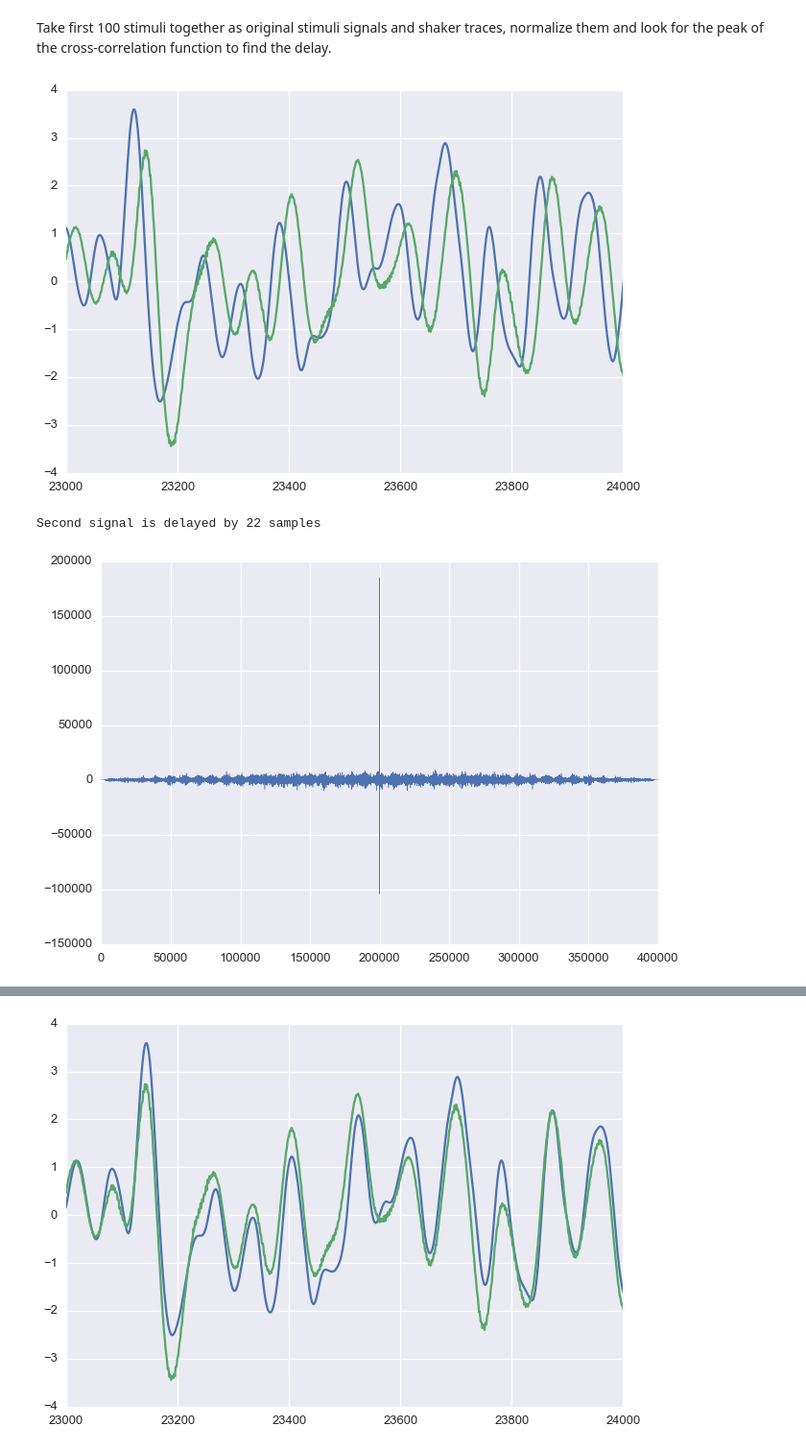
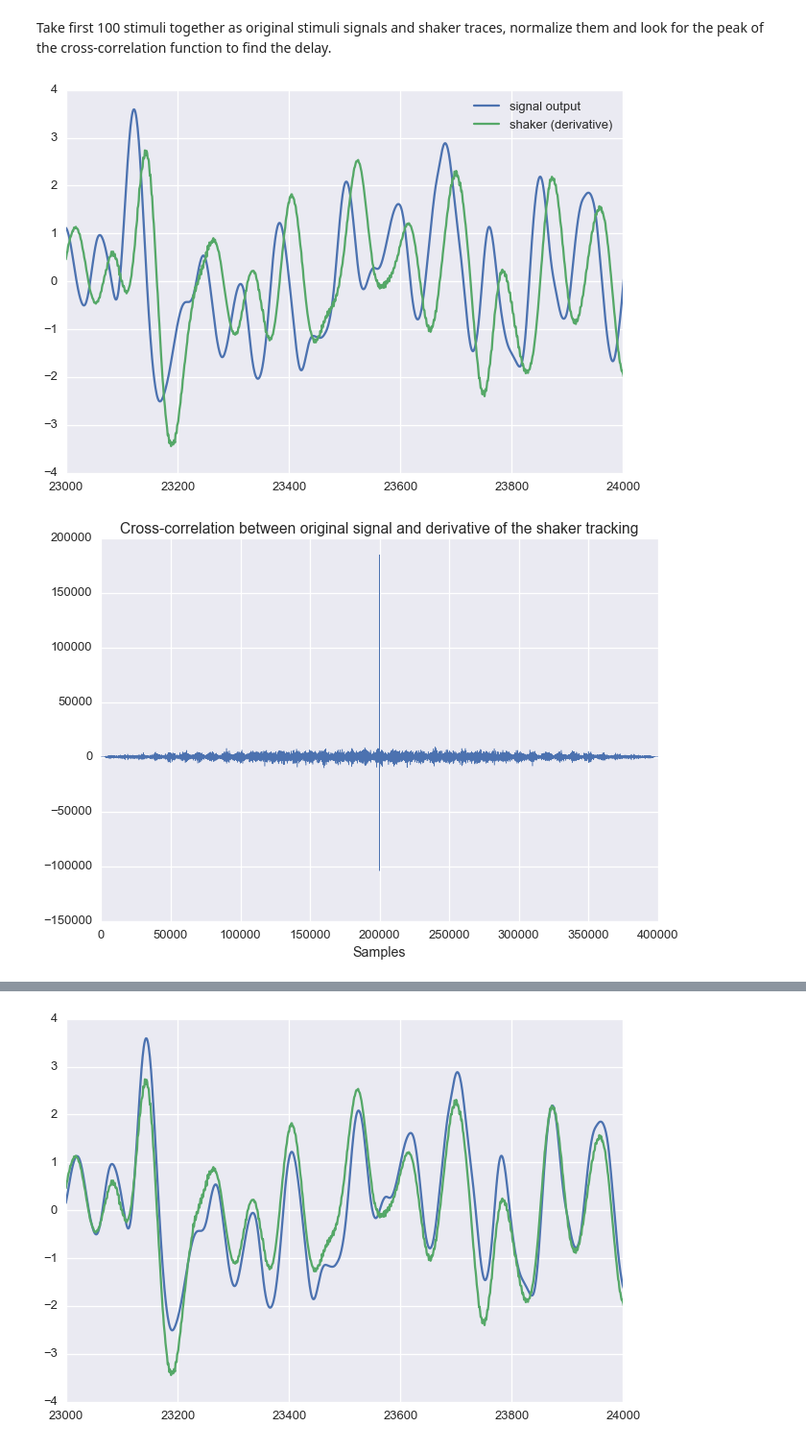
Before and after one commit to antopolskiy/code_showcase, a Jupyter notebook: motor_tracking.ipynb, the cells around one changed output, grey strips where cells are left out. Shown: that part at 96% size. Cells and saved outputs as stored; diff of their text form; code cells hidden in the pictures.

```diff
--- a/motor_tracking.ipynb
+++ b/motor_tracking.ipynb
@@ -157,12 +161,14 @@ signal = norm(signal_traces.loc[:9,:].as_matrix().reshape(10*20000,))
 shaker = norm(np.diff(shaker_traces.loc[:9,:].as_matrix().reshape(10*20000,)))
 # %%
 plt.figure()
-plt.plot(signal)
-plt.plot(shaker)
+plt.plot(signal, label="signal output")
+plt.plot(shaker, label="shaker (derivative)")
 plt.xlim(23000,24000)
 plt.ylim(-4,4)
+plt.legend(loc='best')
+
 plt.show()
 # %% [output]
-[figure, old version]
+[figure, new version]
 # %%
 # similarity in the signals is evident, let's find the delay
@@ -169,12 +176,10 @@ plt.show()
 cross_corr = scipy.signal.signaltools.correlate(signal,shaker)
 # %%
-delay_samples = len(signal) - np.argmax(cross_corr)
-print('Second signal is delayed by %s samples' % delay_samples)
-
 # verify that cross-correlation has one single peak
 plt.figure()
 plt.plot(cross_corr,linewidth=0.5)
+plt.title('Cross-correlation between original signal and derivative of the shaker tracking')
+plt.xlabel('Samples')
 plt.show()
 # %% [output]
-Second signal is delayed by 22 samples
-[figure, old version]
+[figure, new version]
```
Also changed, not shown: parts of 13 cells of this notebook, 1 other file.
